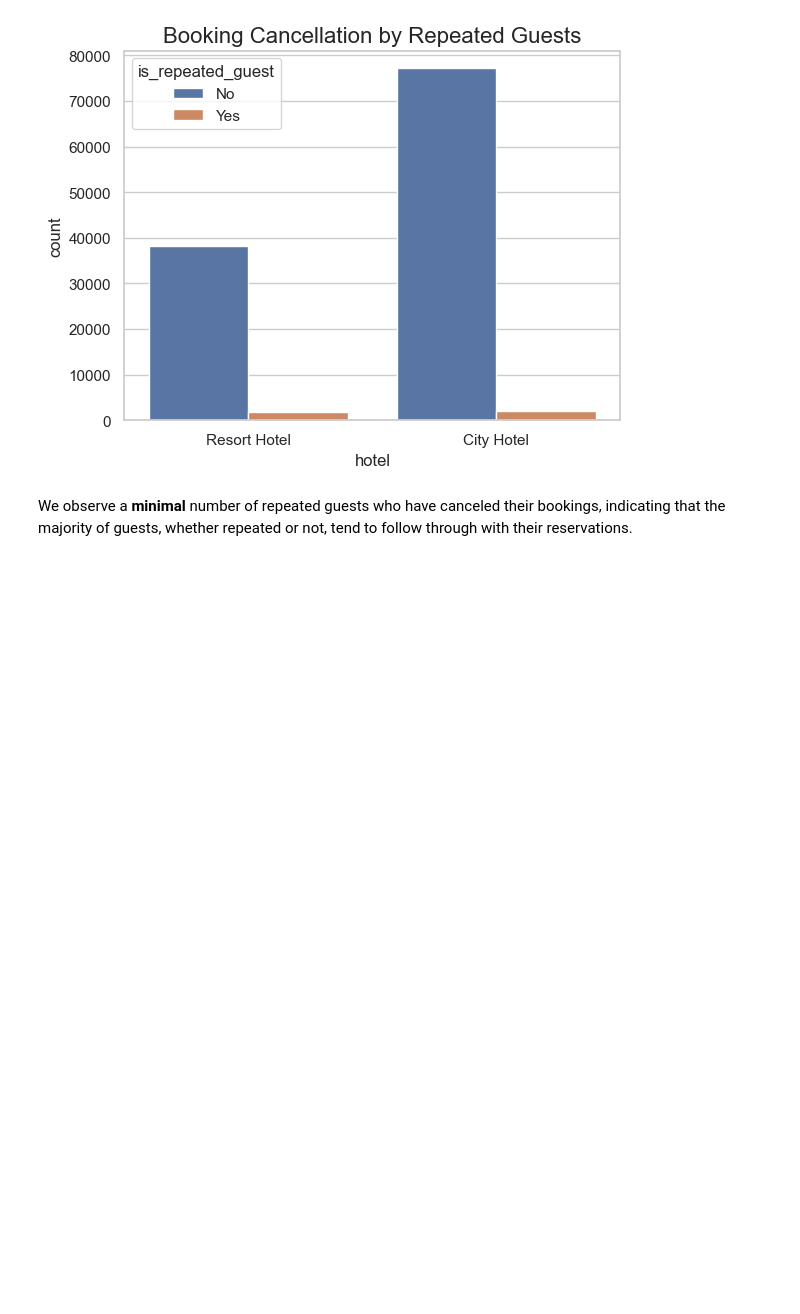
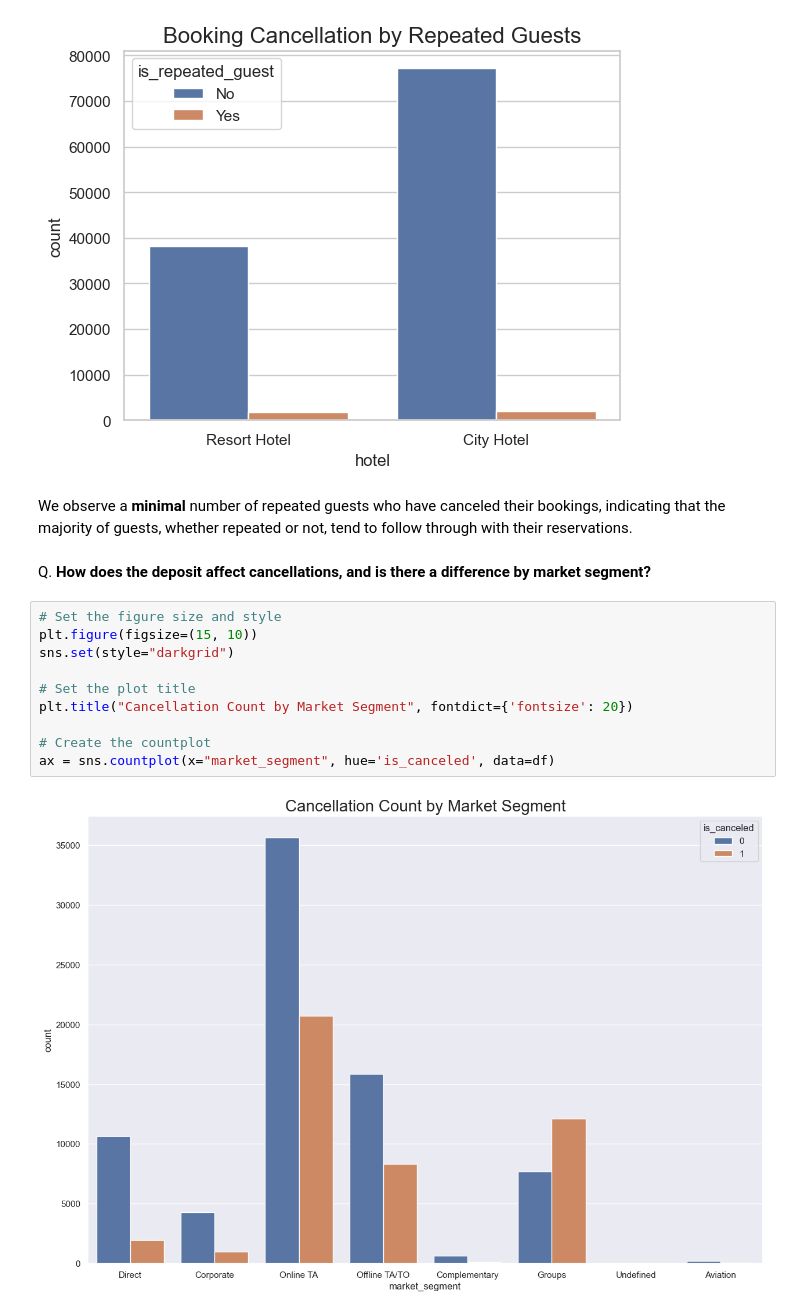
Before and after one commit to Chirag529/Hotel_EDA, a Jupyter notebook: main.ipynb, the cells around one changed output. Cells and saved outputs as stored; diff of their text form; blank space fills up the shorter version.

```diff
--- a/main.ipynb
+++ b/main.ipynb
@@ -610,3 +610,17 @@ canceled = sns.countplot(x=df.hotel, hue='is_repeated_guest', data=df)
 [figure]
 # %% [markdown]
 We observe a **minimal** number of repeated guests who have canceled their bookings, indicating that the majority of guests, whether repeated or not, tend to follow through with their reservations.
+# %% [markdown]
+Q. **How does the deposit affect cancellations, and is there a difference by market segment?**
+# %%
+# Set the figure size and style
+plt.figure(figsize=(15, 10))
+sns.set(style="darkgrid")
+
+# Set the plot title
+plt.title("Cancellation Count by Market Segment", fontdict={'fontsize': 20})
+
+# Create the countplot
+ax = sns.countplot(x="market_segment", hue='is_canceled', data=df)
+# %% [output]
+[figure, added]
```
Also changed, not shown: parts of 3 cells of this notebook.
